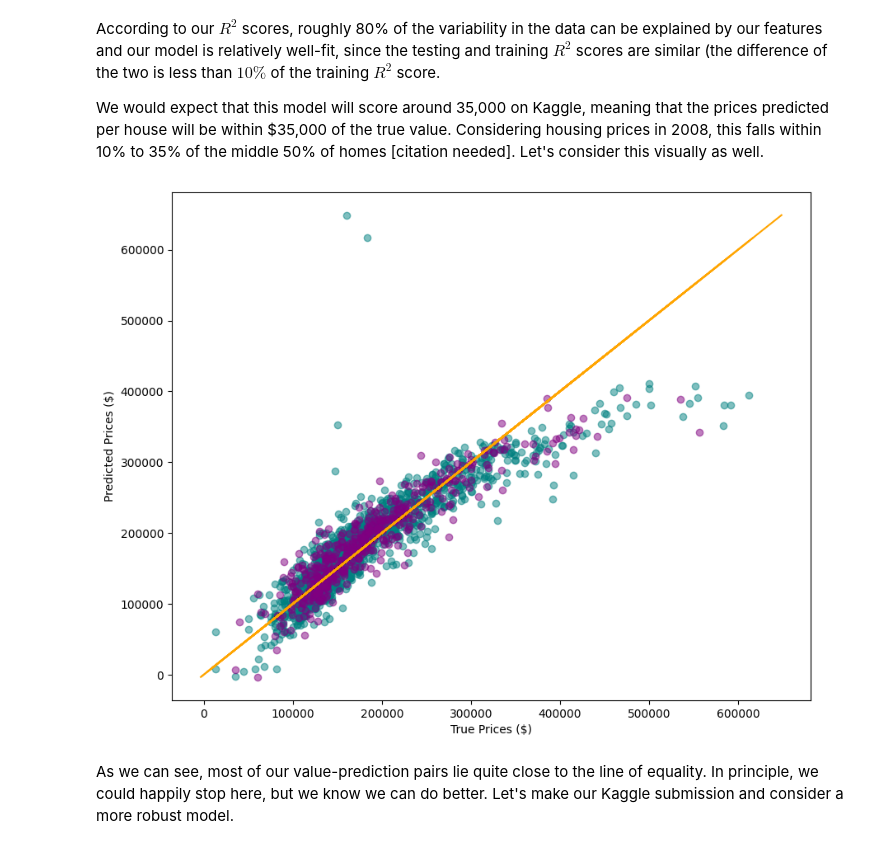
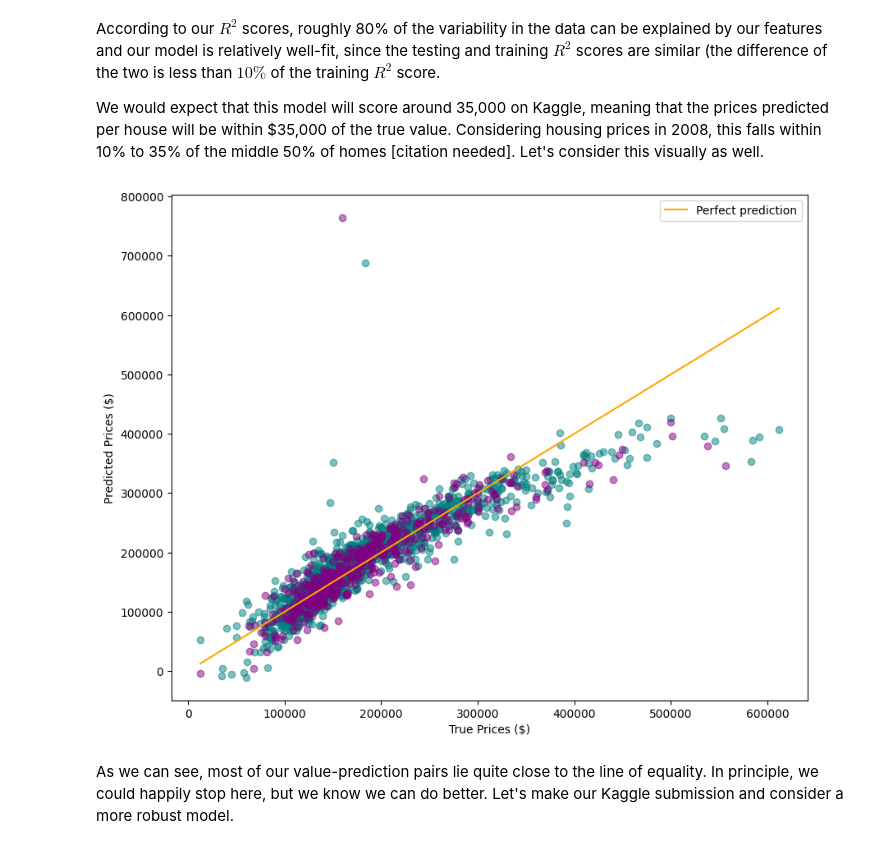
Before and after one commit to dmehta94/project-2-ames-housing-prediction, a Jupyter notebook: code/Project-2-Deval.ipynb, the cells around one changed output. Drawn from its saved outputs; the diff is of its cells as text; code cells hidden in the pictures.

```diff
--- a/code/Project-2-Deval.ipynb
+++ b/code/Project-2-Deval.ipynb
@@ -261,8 +256,8 @@ In order to effectively impute the data, we will have to treat categorical and n
 # %%
 categorical_columns = ames_training.select_dtypes('object').columns
 for column in categorical_columns:
-    ames_training[column].replace(np.nan, "NV", inplace = True)
-    ames_validation[column].replace(np.nan, "NV", inplace = True)
+    ames_training[column] = ames_training[column].replace(np.nan, "NV")
+    ames_validation[column] = ames_validation[column].replace(np.nan, "NV")
 
 ames_training.head()
 # %% [output]
@@ -395,7 +390,7 @@ ames_training[ames_training['PID'] == 903230120]
 # %% [markdown]
 The null values in our columns of interest are not isolated, as they have other corresponding information. For instance, listing 910201180 has a detached garage, with negligible information regarding it available. In a situation like this, our best option is to assume that the missing data falls within the expectation of our eventual model and simply delete it: we will *hope* that it is Missing Completely at Random (MCAR). In fact, in the interest of time and producing a preliminary model, we will simply remove all of the rows with a null value in any of our columns of interest.
 # %%
-ames_training.dropna(subset = still_null_corr_columns, inplace = True)
+ames_training = ames_training.dropna(subset = still_null_corr_columns)
 # %% [markdown]
 Note that we **cannot** do this for our testing data. Kaggle submissions require that there are precisely 878 rows of data, so we must impute the validation data. In the interest of time, we will impute each missing numerical values with 0, but ideally, we would have instantiated and used Simple Imputation to replace the missing values with the mean, assuming that the validation set is also MCAR.
 # %%
@@ -445,18 +440,18 @@ According to our $R^2$ scores, roughly 80% of the variability in the data can be
 
 We would expect that this model will score around 35,000 on Kaggle, meaning that the prices predicted per house will be within $35,000 of the true value. Considering housing prices in 2008, this falls within 10% to 35% of the middle 50% of homes [citation needed]. Let's consider this visually as well.
 # %%
-ys = np.concatenate([y_train, y_test])
-y_preds = np.concatenate([y_train_preds, y_test_preds])
+y_range = [y.min(), y.max()]
 
 plt.figure(figsize = (10,8))
 plt.scatter(y_train, y_train_preds, alpha = 0.5, c = 'teal')
 plt.scatter(y_test, y_test_preds, alpha = 0.5, c = 'purple')
-plt.plot([ys, y_preds], [ys, y_preds], color = 'orange')
+plt.plot(y_range, y_range, color = 'orange', label = 'Perfect prediction')
 plt.xlabel('True Prices ($)')
 plt.ylabel('Predicted Prices ($)')
+plt.legend()
 plt.savefig('../images/preliminary_true_vs_predicted.png', dpi = 300);
 # %% [output]
-[figure, old version]
+[figure, new version]
 # %% [markdown]
 As we can see, most of our value-prediction pairs lie quite close to the line of equality. In principle, we could happily stop here, but we know we can do better. Let's make our Kaggle submission and consider a more robust model.
 # %%
```
Also changed, not shown: parts of 20 cells of this notebook.
